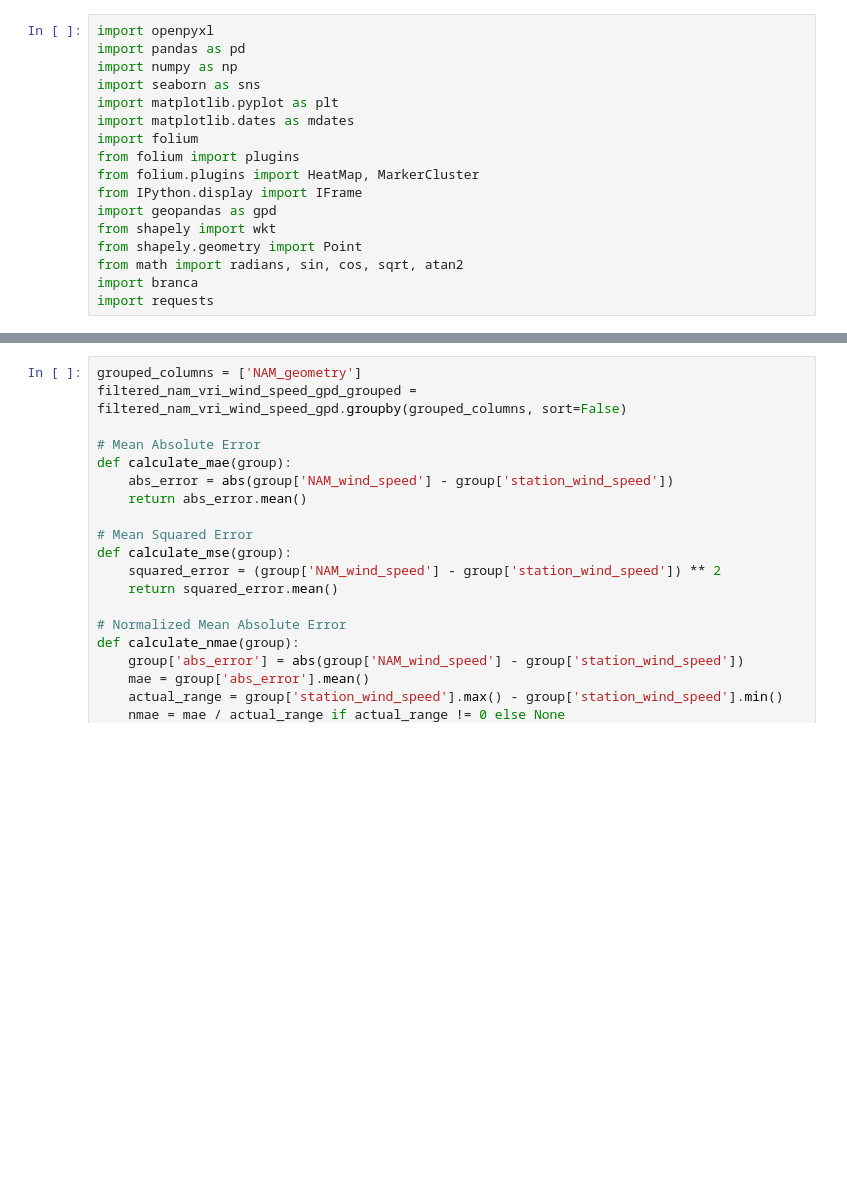
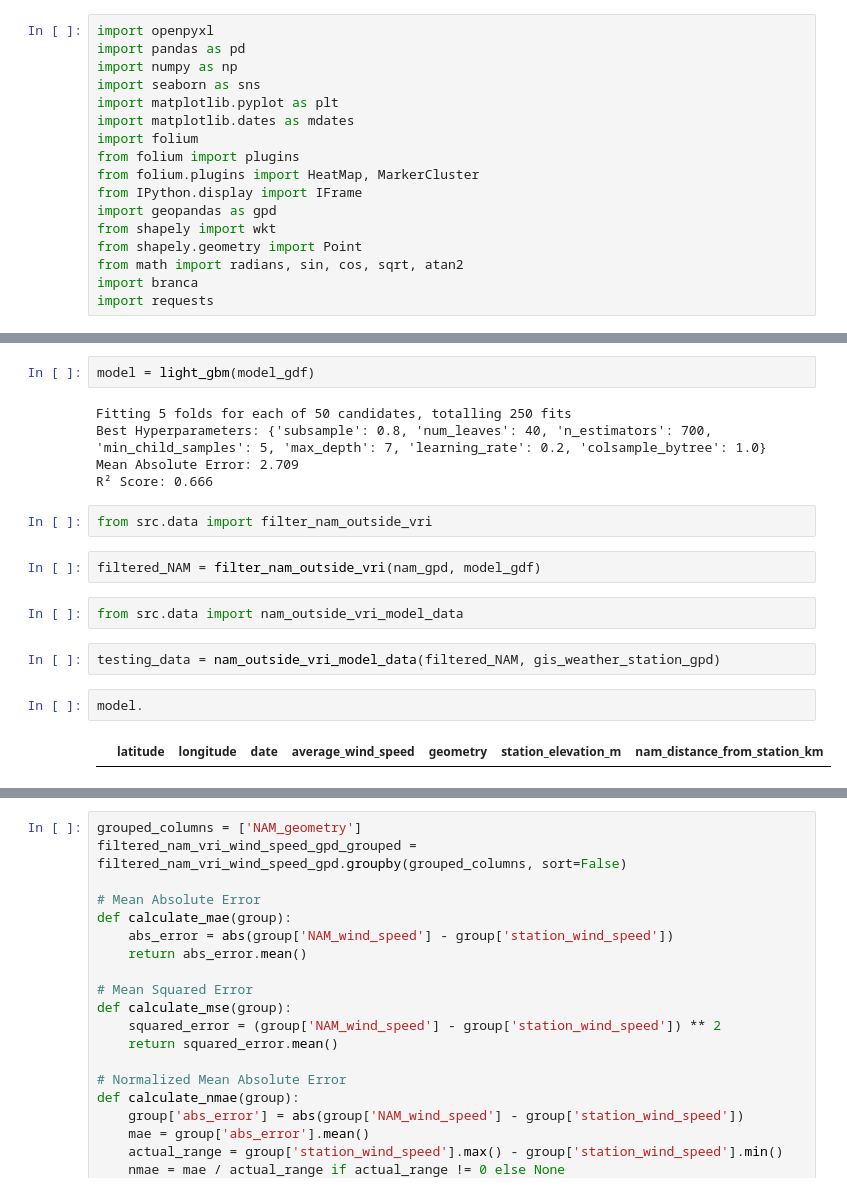
Before and after one commit to StevDoms/SDGE_NAM_Analysis, a Jupyter notebook: DSC180B_Project.ipynb, the cells around one changed output, grey strips where cells are left out. Cells and saved outputs as stored; diff of their text form; blank space fills up the shorter version.

```diff
--- a/DSC180B_Project.ipynb
+++ b/DSC180B_Project.ipynb
@@ -198 +88,20 @@ filtered_nam_vri_wind_speed_gpd.head()
+# %%
+model = light_gbm(model_gdf)
+# %% [output]
+Fitting 5 folds for each of 50 candidates, totalling 250 fits
+Best Hyperparameters: {'subsample': 0.8, 'num_leaves': 40, 'n_estimators': 700, 'min_child_samples': 5, 'max_depth': 7, 'learning_rate': 0.2, 'colsample_bytree': 1.0}
+Mean Absolute Error: 2.709
+R² Score: 0.666
+# %%
+from src.data import filter_nam_outside_vri
+# %%
+filtered_NAM = filter_nam_outside_vri(nam_gpd, model_gdf)
+# %%
+from src.data import nam_outside_vri_model_data
+# %%
+testing_data = nam_outside_vri_model_data(filtered_NAM, gis_weather_station_gpd)
+# %%
+model.
+# %% [output]
+|  | latitude | longitude | date | average_wind_speed | geometry | station_elevation_m | nam_distance_from_station_km |
 # %%
```
Also changed, not shown: parts of 15 cells of this notebook, 10 other files.
